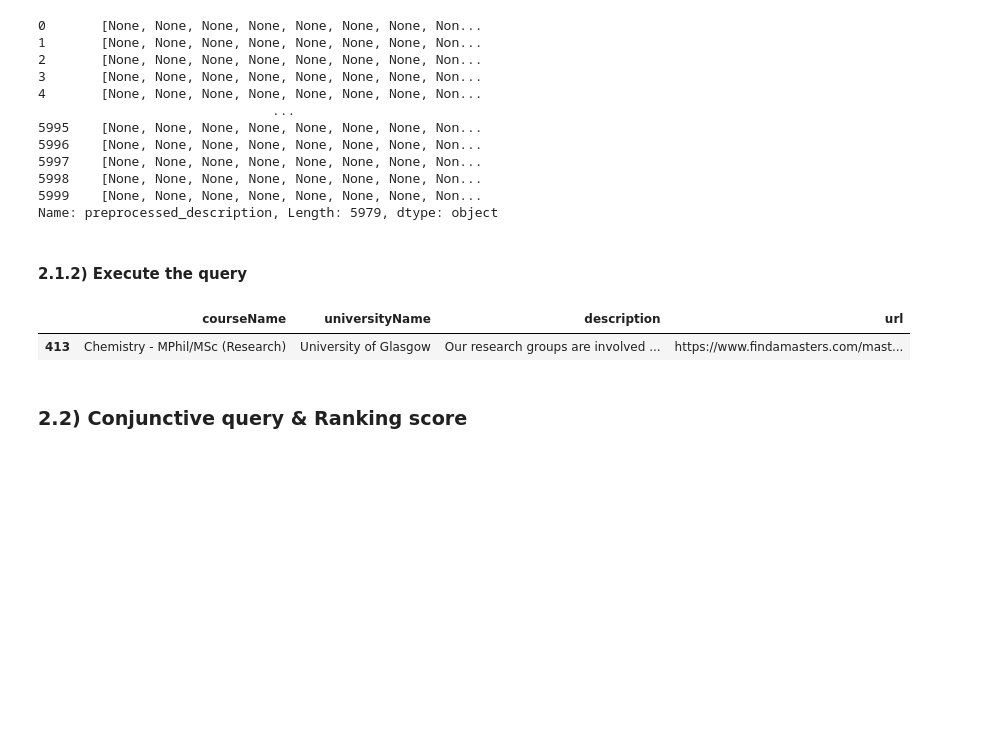
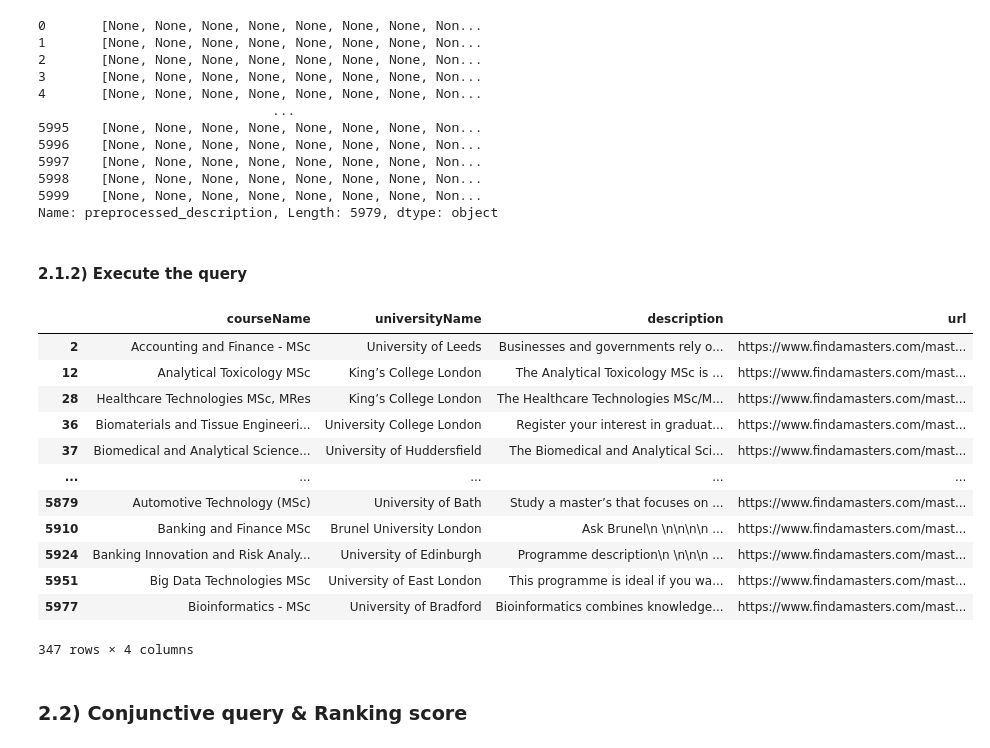
Before and after one commit to Stinoo01/ADM-HW3, a Jupyter notebook: ADM-HW3.ipynb, the cells around one changed output. Drawn from its saved outputs; the diff is of its cells as text; code cells hidden in the pictures; blank space fills up the shorter version.

```diff
--- a/ADM-HW3.ipynb
+++ b/ADM-HW3.ipynb
@@ -306,15 +306,17 @@ dataset = dataset[dataset.description != '']  # filter rows where the 'descripti
 # STEMMING
 stemmer = PorterStemmer()  # create an instance of Porter Stemmer
 dataset['preprocessed_description'] = dataset.description.apply(lambda row: [stemmer.stem(word) for word in row.split(' ')])  # reduce words of description column to their root form and create a new column to store the result
-#snowstem = snowball.SnowballStemmer('english')
-#lst_snow = [snowstem.stem(word) for word in dataset.loc[0,'description'].split(' ')]
 
-# STOPWORDS
+# REMOVE STOPWORDS
 nltk.download('stopwords')
 list_stopwords = stopwords.words('english')  # retrieves the English stopwords from the nltk stopwords dataset
 dataset['preprocessed_description'] = dataset.description.apply(lambda row: [stemmer.stem(word) for word in row.split(' ') if not word in list_stopwords])  # now 'descr_clean' column contains lists of cleaned and stemmed words
 
-# PUNCTUATION
+# REMOVE PUNCTUATION
 nltk.download('punkt')
+nltk.download('wordnet')
 dataset['preprocessed_description'] = dataset.description.apply(lambda row: [stemmer.stem(word) for word in nltk.word_tokenize(row) if not word in list_stopwords and word.isalnum()]) # now 'descr_clean' column contains lists of cleaned and stemmed words without punctuation
+
+# Join the lists of words into a single string and create a new column
+dataset['preprocessed_description_str'] = dataset.preprocessed_description.apply(lambda row: ' '.join(row))
 # %% [output]
@@ -475,29 +481,35 @@ terms = pd.DataFrame(data=list(vocabulary_alt), columns=['term'])
 # %% [markdown]
 #### 2.1.2) Execute the query
 # %%
-
-def execute_query():
-    personalized_query = str(input())
-
-    #personalized_query = "3d group"
+def select_docs(query):
 
     # Split the personalized query into individual words
-    query_words = personalized_query.split()
+    query_words = query.split()
 
     # Your modified code to get the indices of documents containing all words in the personalized query
-    selected_indices = list(dataset.loc[dataset.preprocessed_description.apply(lambda row: all(word in row for word in query_words))].index)
+    selected_indices = list(dataset.loc[dataset.description.apply(lambda row: all(word in row for word in query_words))].index)
 
     # Extract information for each selected document
     selected_documents = dataset.loc[selected_indices, ['courseName', 'universityName', 'description', 'url']]
 
-    # Return the information for each selected document
+    # Print the information for each selected document
     return selected_documents
-
-selected_documents = execute_query()
-selected_documents
-# %% [output]
-|  | courseName | universityName | description | url |
-| 413 | Chemistry - MPhil/MSc (Research) | University of Glasgow | Our research groups are involved ... | https://www.findamasters.com/mast... |
+# %%
+select_docs("advanced knowledge")  # try with user query "advanced knowledge"
+# %% [output]
+|  | courseName | universityName | description | url |
+| 2 | Accounting and Finance - MSc | University of Leeds | Businesses and governments rely o... | https://www.findamasters.com/mast... |
+| 12 | Analytical Toxicology MSc | King’s College London | The Analytical Toxicology MSc is ... | https://www.findamasters.com/mast... |
+| 28 | Healthcare Technologies MSc, MRes | King’s College London | The Healthcare Technologies MSc/M... | https://www.findamasters.com/mast... |
+| 36 | Biomaterials and Tissue Engineeri... | University College London | Register your interest in graduat... | https://www.findamasters.com/mast... |
+| 37 | Biomedical and Analytical Science... | University of Huddersfield | The Biomedical and Analytical Sci... | https://www.findamasters.com/mast... |
+| ... | ... | ... | ... | ... |
+| 5879 | Automotive Technology (MSc) | University of Bath | Study a master’s that focuses on ... | https://www.findamasters.com/mast... |
+| 5910 | Banking and Finance MSc | Brunel University London | Ask Brunel\n \n\n\n\n ... | https://www.findamasters.com/mast... |
+| 5924 | Banking Innovation and Risk Analy... | University of Edinburgh | Programme description\n \n\n\n ... | https://www.findamasters.com/mast... |
+| 5951 | Big Data Technologies MSc | University of East London | This programme is ideal if you wa... | https://www.findamasters.com/mast... |
+| 5977 | Bioinformatics - MSc | University of Bradford | Bioinformatics combines knowledge... | https://www.findamasters.com/mast... |
+347 rows × 4 columns
 # %% [markdown]
 ### 2.2) Conjunctive query & Ranking score
 # %% [markdown]
```
Also changed, not shown: parts of 12 cells of this notebook, 1 other file.
